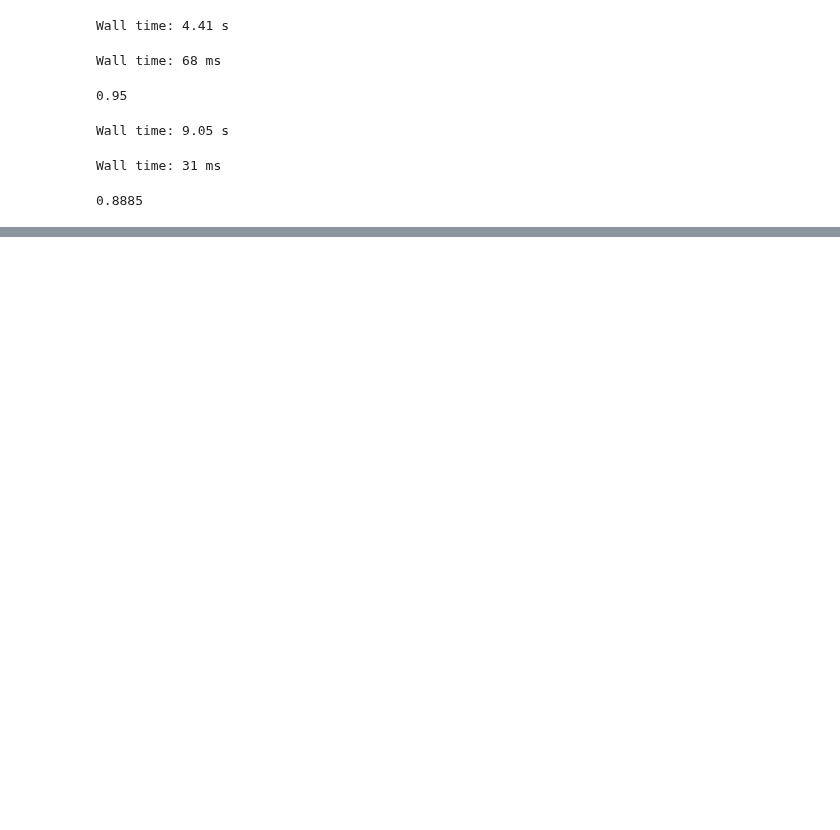
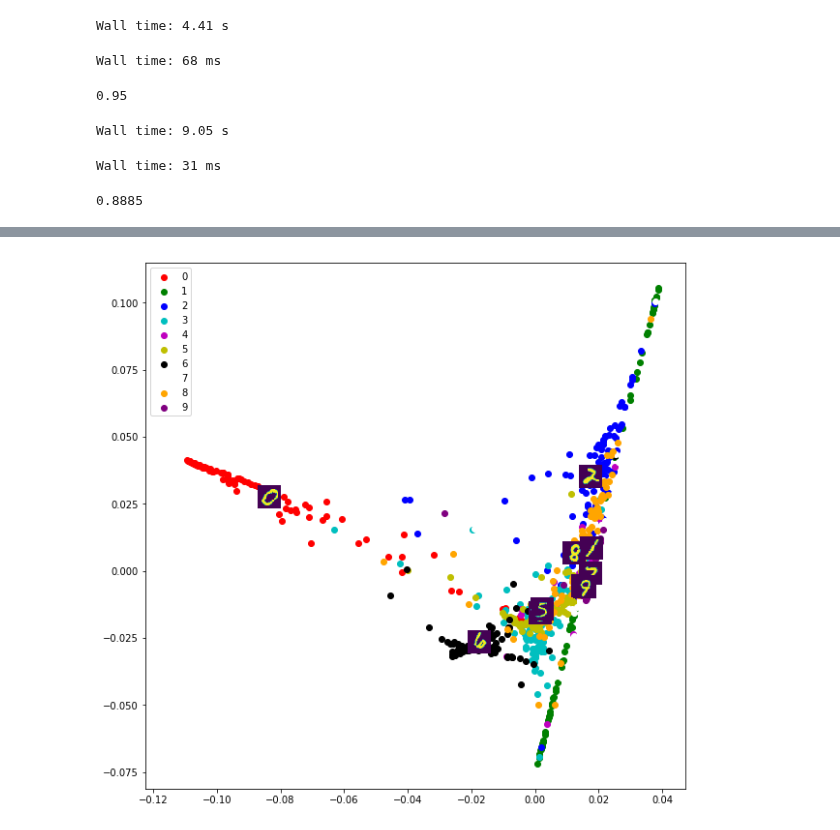
Before and after one commit to Okbps/handson-ml, a Jupyter notebook: jupyter/08-dim-reduction.ipynb, the cells around one changed output, grey strips where cells are left out. Saved outputs shown, nothing was run; the diff lists cells and outputs as text; code cells hidden in the pictures; blank space fills up the shorter version.

```diff
--- a/jupyter/08-dim-reduction.ipynb
+++ b/jupyter/08-dim-reduction.ipynb
@@ -239,0 +282,6 @@ Wall time: 31 ms
+# %%
+lle = LocallyLinearEmbedding(n_components=2)
+X_embedded = lle.fit_transform(X_train[:1000])
+plot_embeddings(X_embedded, y_train[:1000])
+# %% [output]
+[figure, added]
```
Also changed, not shown: parts of 5 cells of this notebook, 1 other file.
